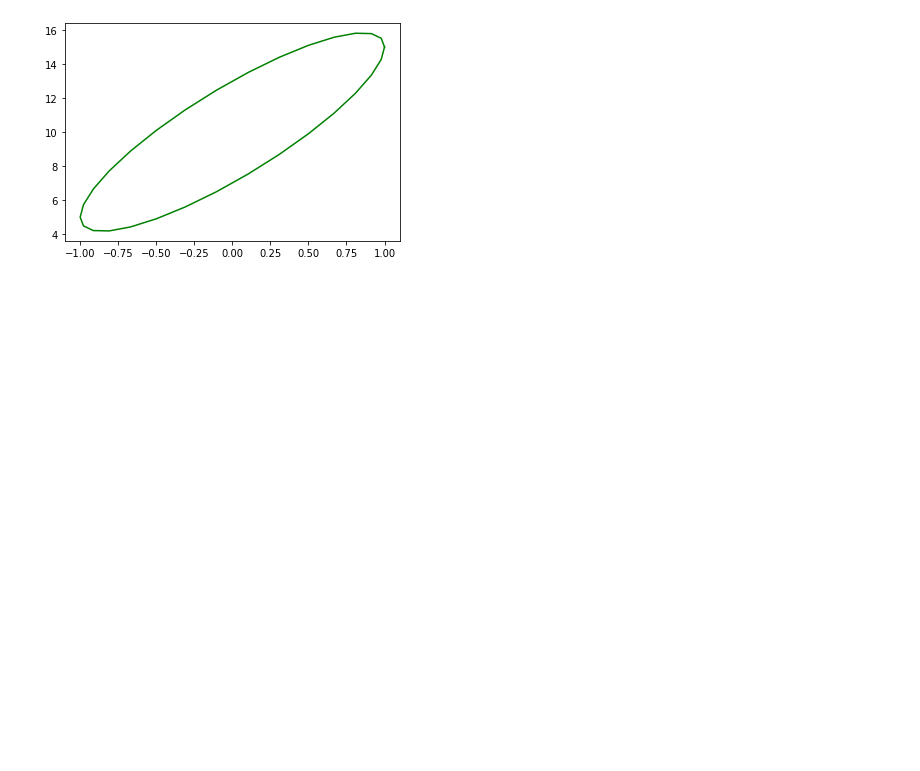
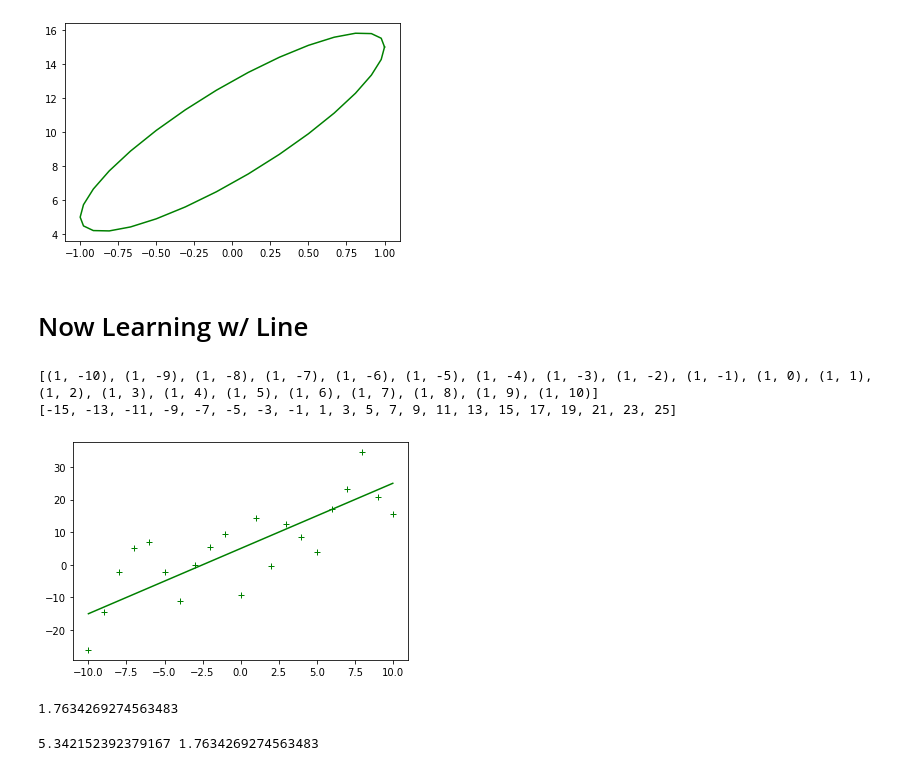
Before and after one commit to everestso/Fall21Spring22, a Jupyter notebook: c191f21_1.ipynb, the cells around one changed output. Saved outputs shown, nothing was run; the diff lists cells and outputs as text; code cells hidden in the pictures; blank space fills up the shorter version.

```diff
--- a/c191f21_1.ipynb
+++ b/c191f21_1.ipynb
@@ -71,3 +71,43 @@ plt.show()
 # %% [output]
 [(1, 0.0, 1.0, 0.0), (1, 0.20943951023931953, 0.9781476007338057, 0.20791169081775931), (1, 0.41887902047863906, 0.9135454576426009, 0.40673664307580015), (1, 0.6283185307179586, 0.8090169943749475, 0 ...
 [figure]
+# %% [markdown]
+# Now Learning w/ Line
+# %%
+Weights = [5, 2] # F(X) = 5x_0 + 2x_1
+F = lambda W, X: sum([w*x for w,x in zip(W,X)])
+
+dataX1 = range(-10, 11, 1)
+dataX0 = [1]*len(dataX1)
+
+data = (list(zip(dataX0, dataX1)))
+print (data)
+Y = [F(Weights, X) for X in data]
+print (Y)
+# %% [output]
+[(1, -10), (1, -9), (1, -8), (1, -7), (1, -6), (1, -5), (1, -4), (1, -3), (1, -2), (1, -1), (1, 0), (1, 1), (1, 2), (1, 3), (1, 4), (1, 5), (1, 6), (1, 7), (1, 8), (1, 9), (1, 10)]
+[-15, -13, -11, -9, -7, -5, -3, -1, 1, 3, 5, 7, 9, 11, 13, 15, 17, 19, 21, 23, 25]
+# %%
+## Add Noise
+import random
+import numpy as np
+EPS = 30
+yNoise = [y+random.random()*EPS-EPS/2 for y in Y]
+
+plt.plot(dataX1, Y, "g")
+plt.plot(dataX1, yNoise, "g+")
+plt.show()
+# %% [output]
+[figure, added]
+# %%
+cv =np.cov(dataX1, yNoise, bias=True, rowvar=False)
+w1 = cv[1][0]/cv[0][0]
+print(w1)
+# %% [output]
+1.7634269274563483
+# %%
+Xbar, Ybar = np.mean(dataX1), np.mean(yNoise)
+w0 = Ybar - w1*Xbar
+print(w0,w1)
+# %% [output]
+5.342152392379167 1.7634269274563483
```
Also changed, not shown: parts of 1 cell of this notebook.
